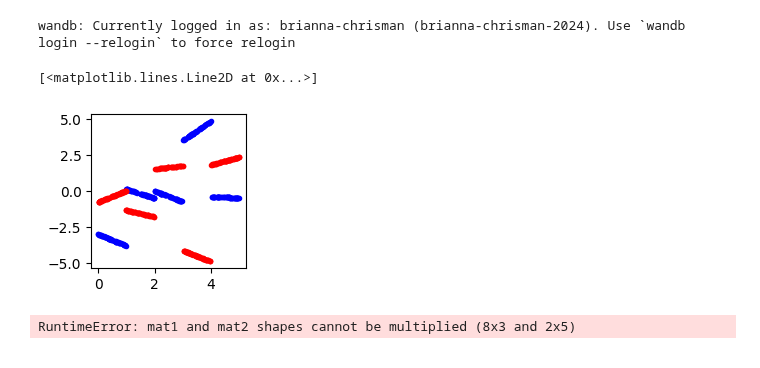
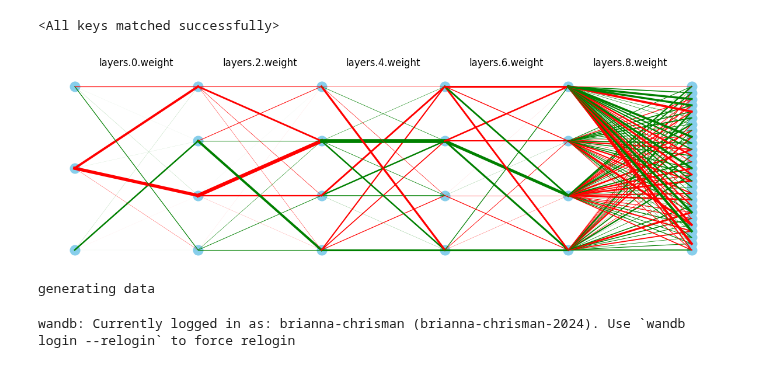
Before and after one commit to briannachrisman/eigenestimation, a Jupyter notebook: notebooks/polytope.ipynb, the cells around one changed output. Cells and saved outputs as stored; diff of their text form; code cells hidden in the pictures.

```diff
--- a/notebooks/polytope.ipynb
+++ b/notebooks/polytope.ipynb
@@ -16,3 +40,35 @@ device = 'cuda'
+# %%
+
+n_inputs = 3
+n_input_choices = 3
+n_polytopes = n_input_choices**n_inputs
+n_hidden_neurons = 4
+n_hidden_layers = 4
+n_samples = 1000
+n_epochs = 1000
+
+learning_rate = .01
+
+
+# Load TMS model
+polytope_model  = ReluNetwork(n_inputs, n_polytopes, n_hidden_neurons,n_hidden_layers).to(device)
+
+polytope_model.load_state_dict(torch.load(f"{parent_dir}/models/polytope.pth", weights_only=True))
+# %% [output]
+<All keys matched successfully>
+# %%
+DrawNeuralNetwork({name:param.transpose(0,1) for name,param in polytope_model.named_parameters() if 'weight' in name})
+# %% [output]
+[figure, added]
+# %%
+print("generating data")
+
+
+eigen_X, _, _ = GeneratePolytopeData(n_inputs, n_polytopes, 100, n_input_choices)
+
+eval_X, _, _ = GeneratePolytopeData(n_inputs, n_polytopes, 100, n_input_choices)
+# %% [output]
+generating data
 # %%
 # Remember to login to wandb!
 !wandb login ${WANDB_API}
@@ -111,36 +125,0 @@ class ReluNetwork(nn.Module):
-# %%
-def Generate(n_inputs, n_polytopes, n_samples):
-    lookup_dict = dict()
-    for input_node in range(n_inputs):
-        lookup_dict[input_node] = {n:(np.random.randn(),np.random.randn())  for n in range(n_polytopes)}
-
-    X = n_polytopes*torch.rand((n_samples, n_inputs))
-
-    # Lookup dict on each element of X
-    y = torch.zeros_like(X)
-
-    for row in range(y.shape[0]):
-        for column in range(y.shape[1]):
-            m = lookup_dict[column][round(X[row, column].item()-.5)][0]
-            b = lookup_dict[column][round(X[row, column].item()-.5)][1]
-            y[row, column] = (m*X[row, column] + b)
-    return X, y
-
-X, y = Generate(n_inputs=4, n_polytopes=4, 300)
-
-eigen_X = X[:100].to(device)
-model_dataloader = DataLoader(TensorDataset(X[100:200].to(device), y[100:200].to(device)), batch_size=8, shuffle=True)
-eval_X = X[200:].to(device)
-
-plt.figure(figsize=(2,2))
-plt.plot(X[:,0].numpy(), y[:,0].numpy(), 'b.')
-plt.plot(X[:,1].numpy(), y[:,1].numpy(), 'r.')
-# %% [output]
-[<matplotlib.lines.Line2D at 0x...>]
-[figure, removed]
-# %%
-learning_rate = .001
-relu_network = ReluNetwork(n_inputs, n_inputs, 5, 5).to(device)
-_, _, _ = TrainModel(relu_network, nn.MSELoss(), learning_rate, model_dataloader, n_epochs=2000, device=device)
-# %% [output]
-RuntimeError: mat1 and mat2 shapes cannot be multiplied (8x3 and 2x5)
```
Also changed, not shown: parts of 17 cells of this notebook, 14 other files.
